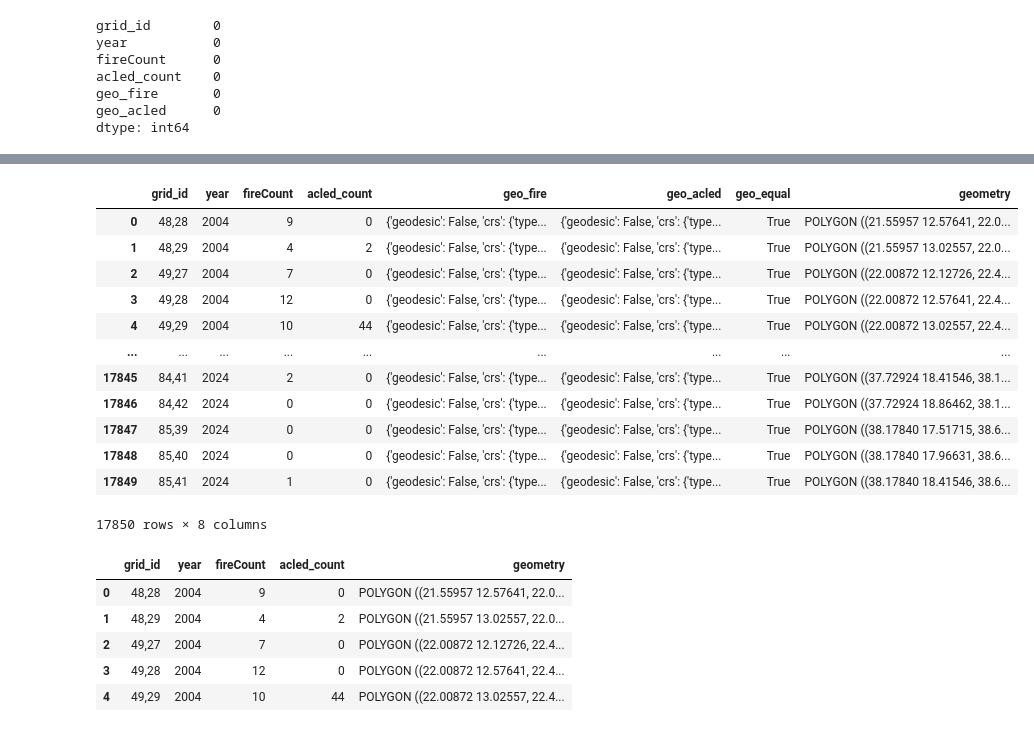
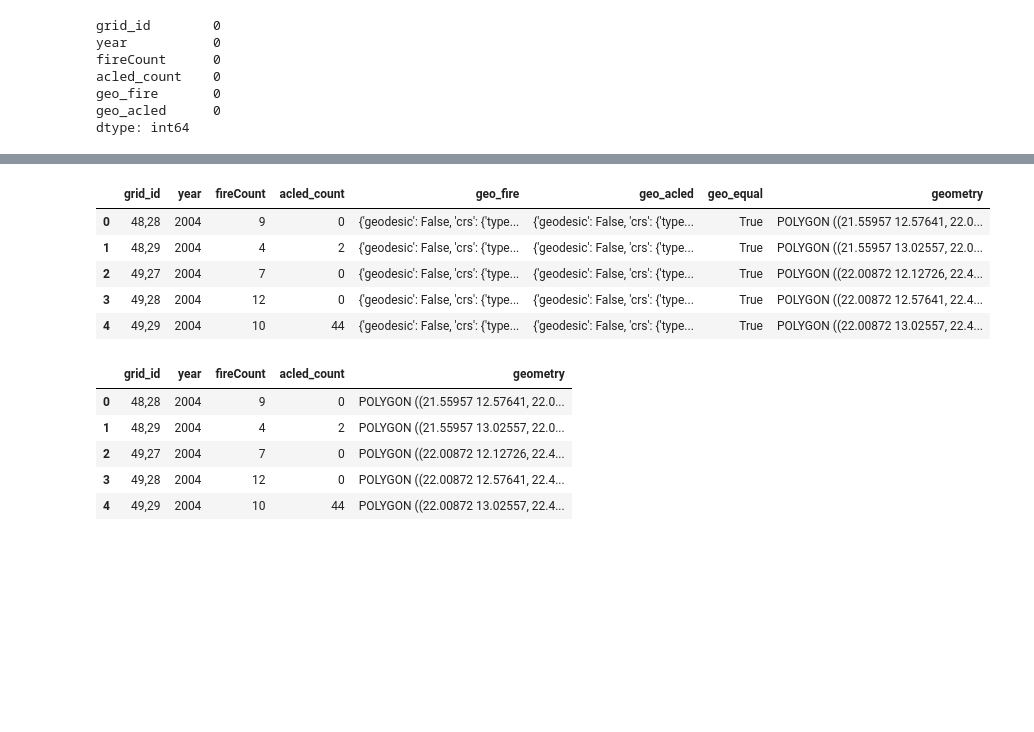
Before and after one commit to sameera006/Final_Dissertation, a Jupyter notebook: Mergeddata_Copy.ipynb, the cells around one changed output, grey strips where cells are left out. Cells and saved outputs as stored; diff of their text form; code cells hidden in the pictures; blank space fills up the shorter version.

```diff
--- a/Mergeddata_Copy.ipynb
+++ b/Mergeddata_Copy.ipynb
@@ -172,21 +192,14 @@ else:
 
 [17850 rows x 8 columns]
 # %%
-gdf_new
+gdf_new.head()
 # %% [output]
 |  | grid_id | year | fireCount | acled_count | geo_fire | geo_acled | geo_equal | geometry |
 | 0 | 48,28 | 2004 | 9 | 0 | {'geodesic': False, 'crs': {'type... | {'geodesic': False, 'crs': {'type... | True | POLYGON ((21.55957 12.57641, 22.0... |
 | 1 | 48,29 | 2004 | 4 | 2 | {'geodesic': False, 'crs': {'type... | {'geodesic': False, 'crs': {'type... | True | POLYGON ((21.55957 13.02557, 22.0... |
 | 2 | 49,27 | 2004 | 7 | 0 | {'geodesic': False, 'crs': {'type... | {'geodesic': False, 'crs': {'type... | True | POLYGON ((22.00872 12.12726, 22.4... |
 | 3 | 49,28 | 2004 | 12 | 0 | {'geodesic': False, 'crs': {'type... | {'geodesic': False, 'crs': {'type... | True | POLYGON ((22.00872 12.57641, 22.4... |
 | 4 | 49,29 | 2004 | 10 | 44 | {'geodesic': False, 'crs': {'type... | {'geodesic': False, 'crs': {'type... | True | POLYGON ((22.00872 13.02557, 22.4... |
-| ... | ... | ... | ... | ... | ... | ... | ... | ... |
-| 17845 | 84,41 | 2024 | 2 | 0 | {'geodesic': False, 'crs': {'type... | {'geodesic': False, 'crs': {'type... | True | POLYGON ((37.72924 18.41546, 38.1... |
-| 17846 | 84,42 | 2024 | 0 | 0 | {'geodesic': False, 'crs': {'type... | {'geodesic': False, 'crs': {'type... | True | POLYGON ((37.72924 18.86462, 38.1... |
-| 17847 | 85,39 | 2024 | 0 | 0 | {'geodesic': False, 'crs': {'type... | {'geodesic': False, 'crs': {'type... | True | POLYGON ((38.17840 17.51715, 38.6... |
-| 17848 | 85,40 | 2024 | 0 | 0 | {'geodesic': False, 'crs': {'type... | {'geodesic': False, 'crs': {'type... | True | POLYGON ((38.17840 17.96631, 38.6... |
-| 17849 | 85,41 | 2024 | 1 | 0 | {'geodesic': False, 'crs': {'type... | {'geodesic': False, 'crs': {'type... | True | POLYGON ((38.17840 18.41546, 38.6... |
-17850 rows × 8 columns
 # %%
 gdf_new=gdf_new.drop(columns=['geo_acled','geo_fire','geo_equal'])
 # %%
```
Also changed, not shown: parts of 24 cells of this notebook, 2 other files.
